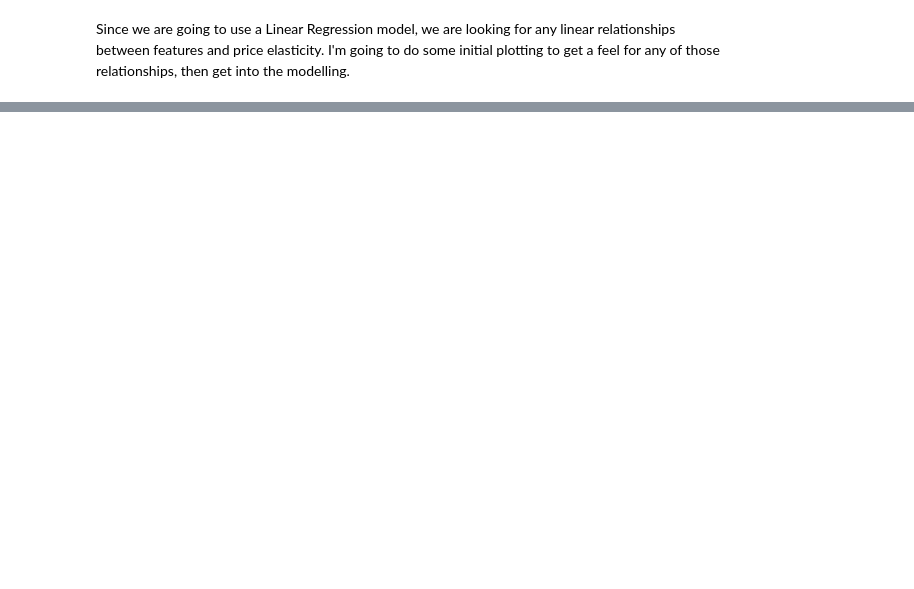
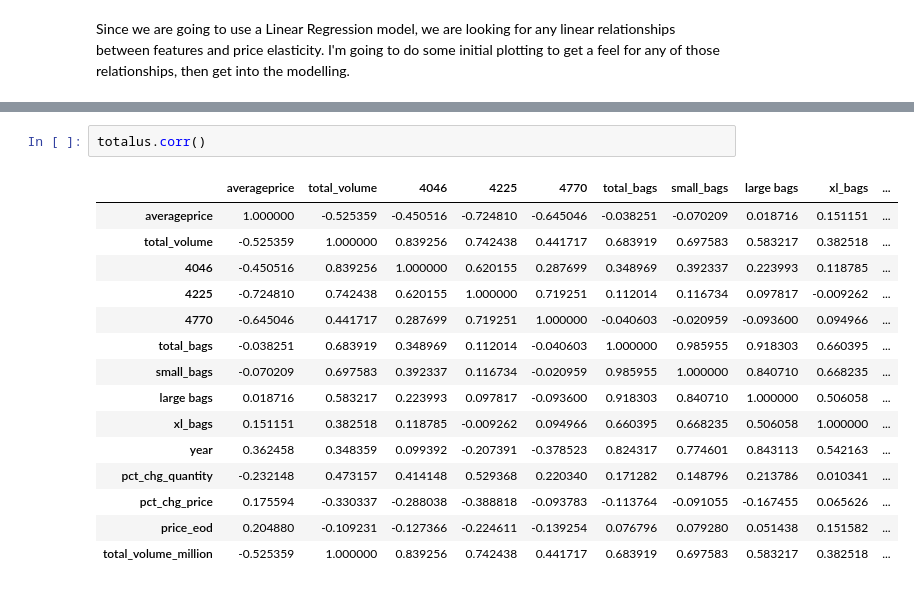
Before and after one commit to melissammcmillan/price_elasticity_of_avocados, a Jupyter notebook: 2_Modeling_with_Linear_Regression.ipynb, the cells around one changed output, grey strips where cells are left out. Drawn from its saved outputs; the diff is of its cells as text; blank space fills up the shorter version.

```diff
--- a/2_Modeling_with_Linear_Regression.ipynb
+++ b/2_Modeling_with_Linear_Regression.ipynb
@@ -37,0 +41,18 @@ peod.describe()
+# %%
+totalus.corr()
+# %% [output]
+|  | averageprice | total_volume | 4046 | 4225 | 4770 | total_bags | small_bags | large bags | xl_bags | ... |
+| averageprice | 1.000000 | -0.525359 | -0.450516 | -0.724810 | -0.645046 | -0.038251 | -0.070209 | 0.018716 | 0.151151 | ... |
+| total_volume | -0.525359 | 1.000000 | 0.839256 | 0.742438 | 0.441717 | 0.683919 | 0.697583 | 0.583217 | 0.382518 | ... |
+| 4046 | -0.450516 | 0.839256 | 1.000000 | 0.620155 | 0.287699 | 0.348969 | 0.392337 | 0.223993 | 0.118785 | ... |
+| 4225 | -0.724810 | 0.742438 | 0.620155 | 1.000000 | 0.719251 | 0.112014 | 0.116734 | 0.097817 | -0.009262 | ... |
+| 4770 | -0.645046 | 0.441717 | 0.287699 | 0.719251 | 1.000000 | -0.040603 | -0.020959 | -0.093600 | 0.094966 | ... |
+| total_bags | -0.038251 | 0.683919 | 0.348969 | 0.112014 | -0.040603 | 1.000000 | 0.985955 | 0.918303 | 0.660395 | ... |
+| small_bags | -0.070209 | 0.697583 | 0.392337 | 0.116734 | -0.020959 | 0.985955 | 1.000000 | 0.840710 | 0.668235 | ... |
+| large bags | 0.018716 | 0.583217 | 0.223993 | 0.097817 | -0.093600 | 0.918303 | 0.840710 | 1.000000 | 0.506058 | ... |
+| xl_bags | 0.151151 | 0.382518 | 0.118785 | -0.009262 | 0.094966 | 0.660395 | 0.668235 | 0.506058 | 1.000000 | ... |
+| year | 0.362458 | 0.348359 | 0.099392 | -0.207391 | -0.378523 | 0.824317 | 0.774601 | 0.843113 | 0.542163 | ... |
+| pct_chg_quantity | -0.232148 | 0.473157 | 0.414148 | 0.529368 | 0.220340 | 0.171282 | 0.148796 | 0.213786 | 0.010341 | ... |
+| pct_chg_price | 0.175594 | -0.330337 | -0.288038 | -0.388818 | -0.093783 | -0.113764 | -0.091055 | -0.167455 | 0.065626 | ... |
+| price_eod | 0.204880 | -0.109231 | -0.127366 | -0.224611 | -0.139254 | 0.076796 | 0.079280 | 0.051438 | 0.151582 | ... |
+| total_volume_million | -0.525359 | 1.000000 | 0.839256 | 0.742438 | 0.441717 | 0.683919 | 0.697583 | 0.583217 | 0.382518 | ... |
```
Also changed, not shown: parts of 21 cells of this notebook.
